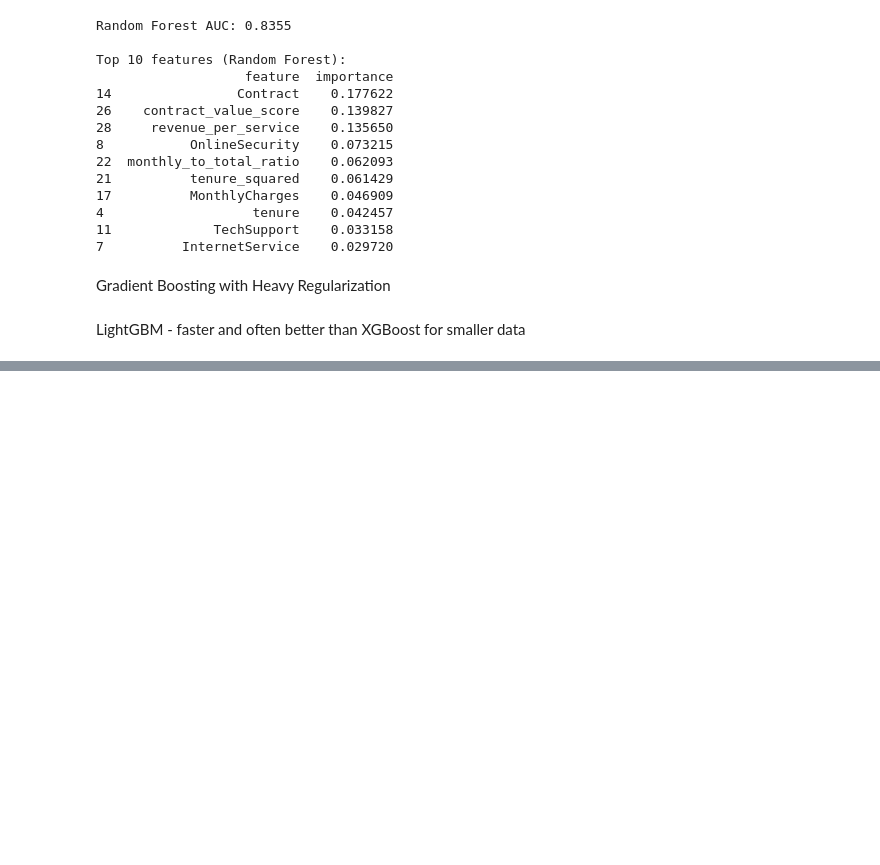
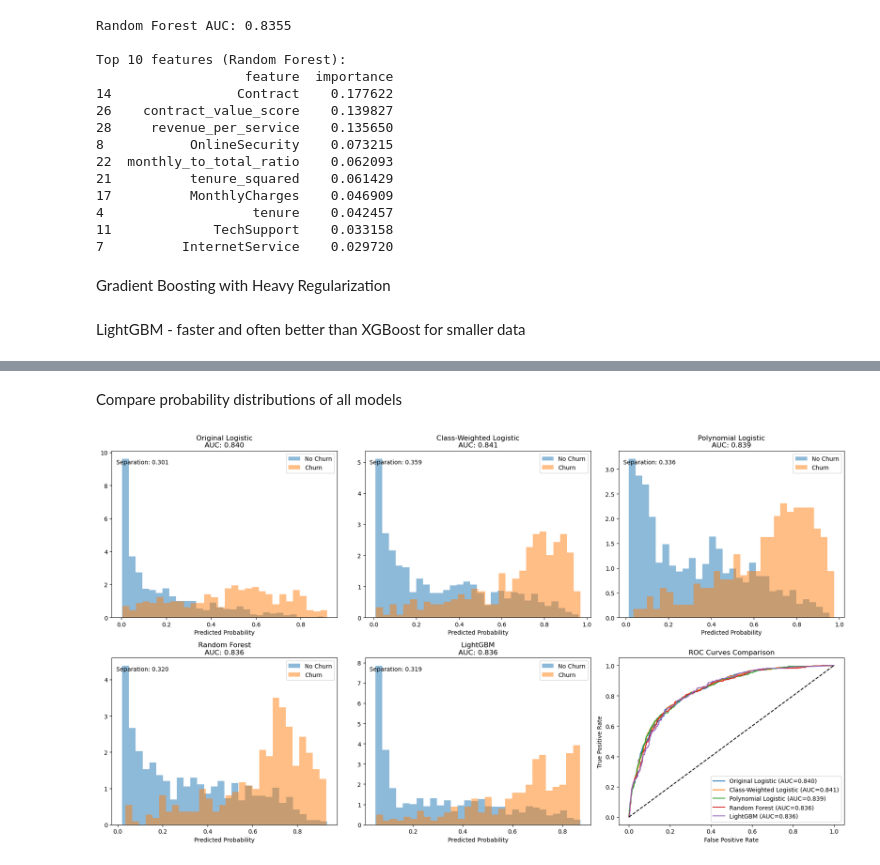
Before and after one commit to Muhammadali1029/churn-prediction-project, a Jupyter notebook: churn-prediction/notebooks/02_model_development.ipynb, the cells around one changed output, grey strips where cells are left out. Saved outputs shown, nothing was run; the diff lists cells and outputs as text; code cells hidden in the pictures; blank space fills up the shorter version.

Commit message:
Plot predicted probabilities for all models to compare performance visually

```diff
--- a/churn-prediction/notebooks/02_model_development.ipynb
+++ b/churn-prediction/notebooks/02_model_development.ipynb
@@ -717,0 +724,44 @@ print(f"Best iteration: {lgb_model.best_iteration}")
+# %% [markdown]
+Compare probability distributions of all models
+# %%
+fig, axes = plt.subplots(2, 3, figsize=(18, 10))
+axes = axes.ravel()
+
+models_to_compare = [
+    ("Original Logistic", y_pred_proba_val),
+    ("Class-Weighted Logistic", y_pred_balanced),
+    ("Polynomial Logistic", y_pred_poly),
+    ("Random Forest", y_pred_rf),
+    ("LightGBM", y_pred_lgb),
+]
+
+for idx, (name, preds) in enumerate(models_to_compare):
+    ax = axes[idx]
+    ax.hist(preds[y_val == 0], bins=30, alpha=0.5, label='No Churn', density=True)
+    ax.hist(preds[y_val == 1], bins=30, alpha=0.5, label='Churn', density=True)
+    ax.set_title(f'{name}\nAUC: {roc_auc_score(y_val, preds):.3f}')
+    ax.set_xlabel('Predicted Probability')
+    ax.legend()
+
+    # Add separation metric
+    mean_diff = abs(preds[y_val == 1].mean() - preds[y_val == 0].mean())
+    ax.text(0.02, 0.95, f'Separation: {mean_diff:.3f}',
+            transform=ax.transAxes, verticalalignment='top')
+
+# ROC curves comparison
+ax = axes[5]
+for name, preds in models_to_compare:
+    fpr, tpr, _ = roc_curve(y_val, preds)
+    auc_score = auc(fpr, tpr)
+    ax.plot(fpr, tpr, label=f'{name} (AUC={auc_score:.3f})')
+
+ax.plot([0, 1], [0, 1], 'k--')
+ax.set_xlabel('False Positive Rate')
+ax.set_ylabel('True Positive Rate')
+ax.set_title('ROC Curves Comparison')
+ax.legend()
+
+plt.tight_layout()
+plt.show()
+# %% [output]
+[figure, added]
```
Also changed, not shown: parts of 1 cell of this notebook.
